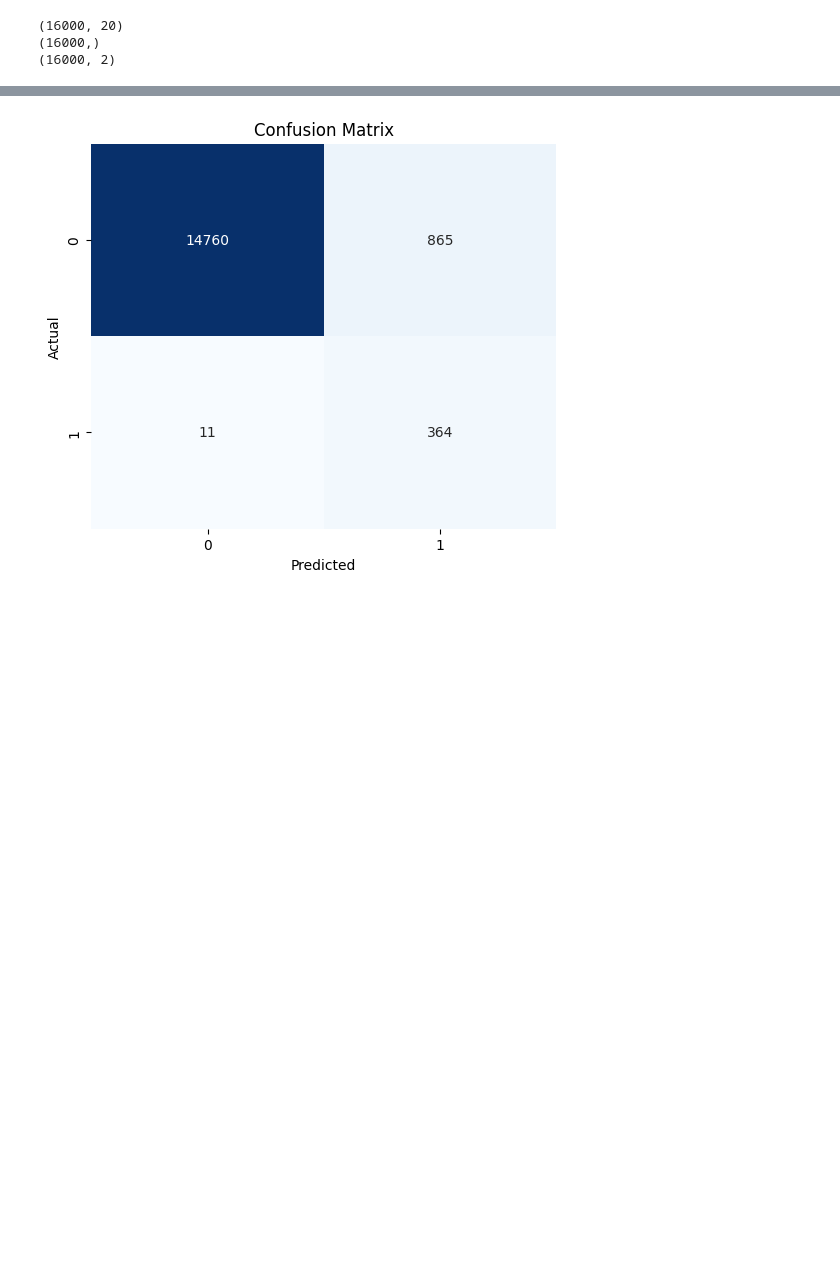
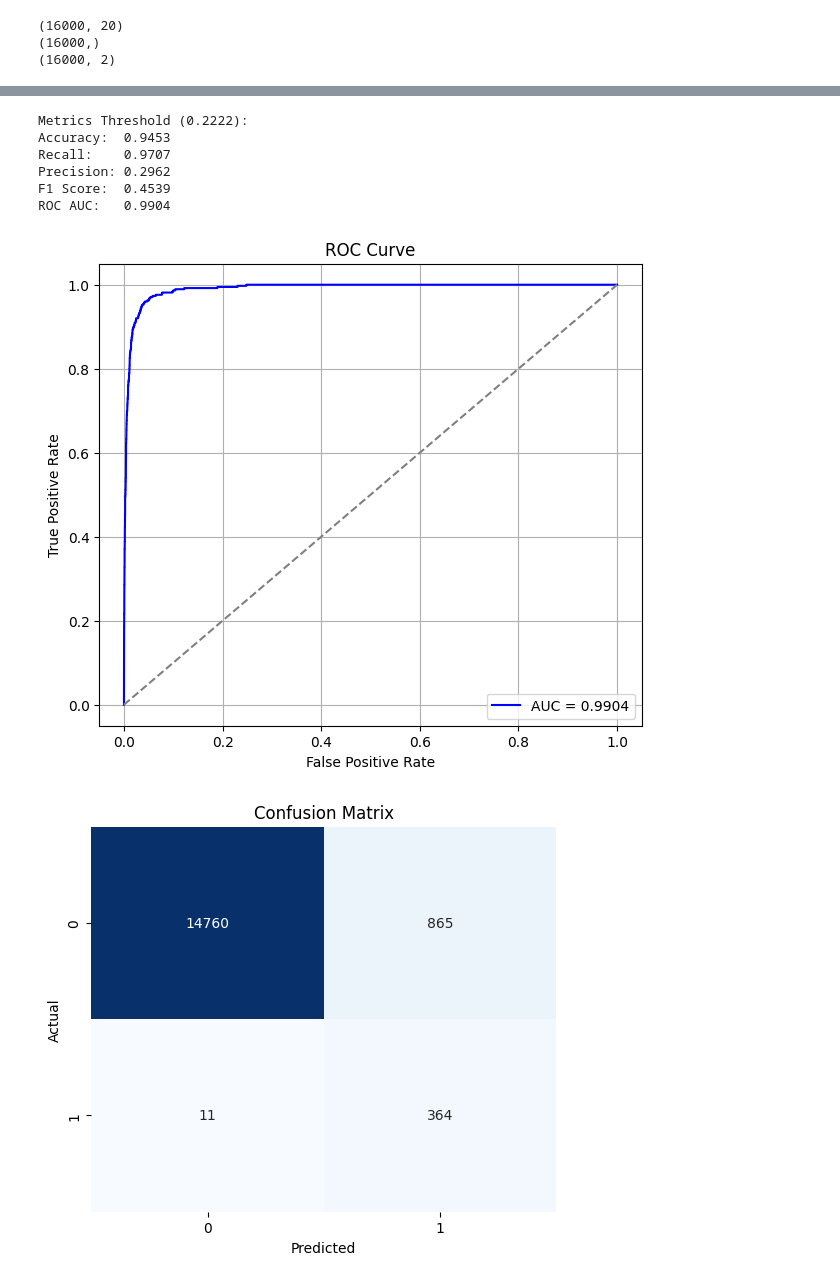
Before and after one commit to deek00x/sonathus_oa, a Jupyter notebook: oa.ipynb, the cells around one changed output, grey strips where cells are left out. Saved outputs shown, nothing was run; the diff lists cells and outputs as text; code cells hidden in the pictures; blank space fills up the shorter version.

```diff
--- a/oa.ipynb
+++ b/oa.ipynb
@@ -364,20 +406,50 @@ Confusion Matrix at best threshold:
 # %%
-import matplotlib.pyplot as plt
+from sklearn.metrics import accuracy_score, recall_score, precision_score, f1_score, roc_auc_score, roc_curve
 import seaborn as sns
-from sklearn.metrics import confusion_matrix
+
+accuracy = accuracy_score(y_test, y_pred_final)
+recall = recall_score(y_test, y_pred_final)
+precision = precision_score(y_test, y_pred_final)
+f1 = f1_score(y_test, y_pred_final)
+auc = roc_auc_score(y_test, y_proba[:, 1])
+
+print(f"\nMetrics Threshold ({best_threshold:.4f}):")
+print(f"Accuracy:  {accuracy:.4f}")
+print(f"Recall:    {recall:.4f}")
+print(f"Precision: {precision:.4f}")
+print(f"F1 Score:  {f1:.4f}")
+print(f"ROC AUC:   {auc:.4f}")
+
+fpr, tpr, _ = roc_curve(y_test, y_proba[:, 1])
+
+plt.figure(figsize=(7, 6))
+plt.plot(fpr, tpr, label=f"AUC = {auc:.4f}", color='blue')
+plt.plot([0, 1], [0, 1], linestyle='--', color='gray')
+plt.xlabel('False Positive Rate')
+plt.ylabel('True Positive Rate')
+plt.title('ROC Curve')
+plt.legend()
+plt.grid(True)
+plt.show()
 
 def plot_confusion_matrix(y_true, y_pred, labels=[0, 1], title="Confusion Matrix"):
     cm = confusion_matrix(y_true, y_pred, labels=labels)
 
     plt.figure(figsize=(6, 5))
     sns.heatmap(cm, annot=True, fmt='d', cmap='Blues',
                 xticklabels=labels, yticklabels=labels, cbar=False)
     plt.xlabel('Predicted')
     plt.ylabel('Actual')
     plt.title(title)
     plt.show()
 
-# Example usage:
 plot_confusion_matrix(y_test, y_pred_final, labels=[0, 1])
 # %% [output]
+Metrics Threshold (0.2222):
+Accuracy:  0.9453
+Recall:    0.9707
+Precision: 0.2962
+F1 Score:  0.4539
+ROC AUC:   0.9904
-[figure, old version]
+[figure, new version]
+[figure, added]
```
Also changed, not shown: parts of 11 cells of this notebook.
